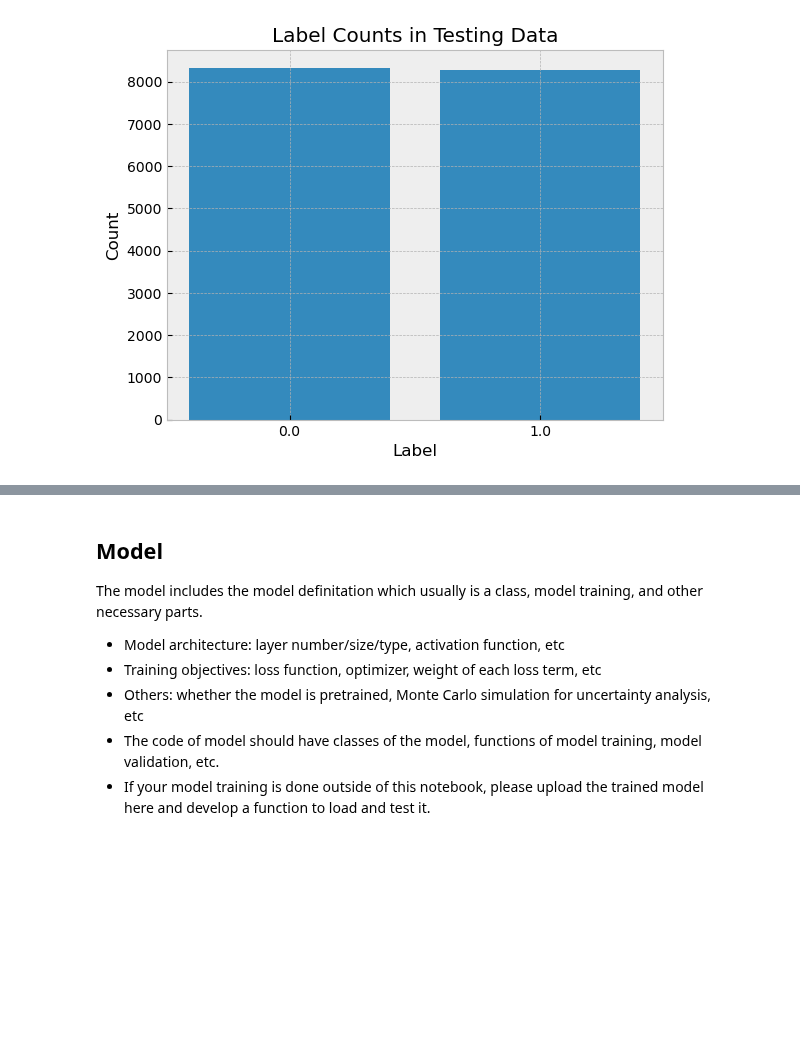
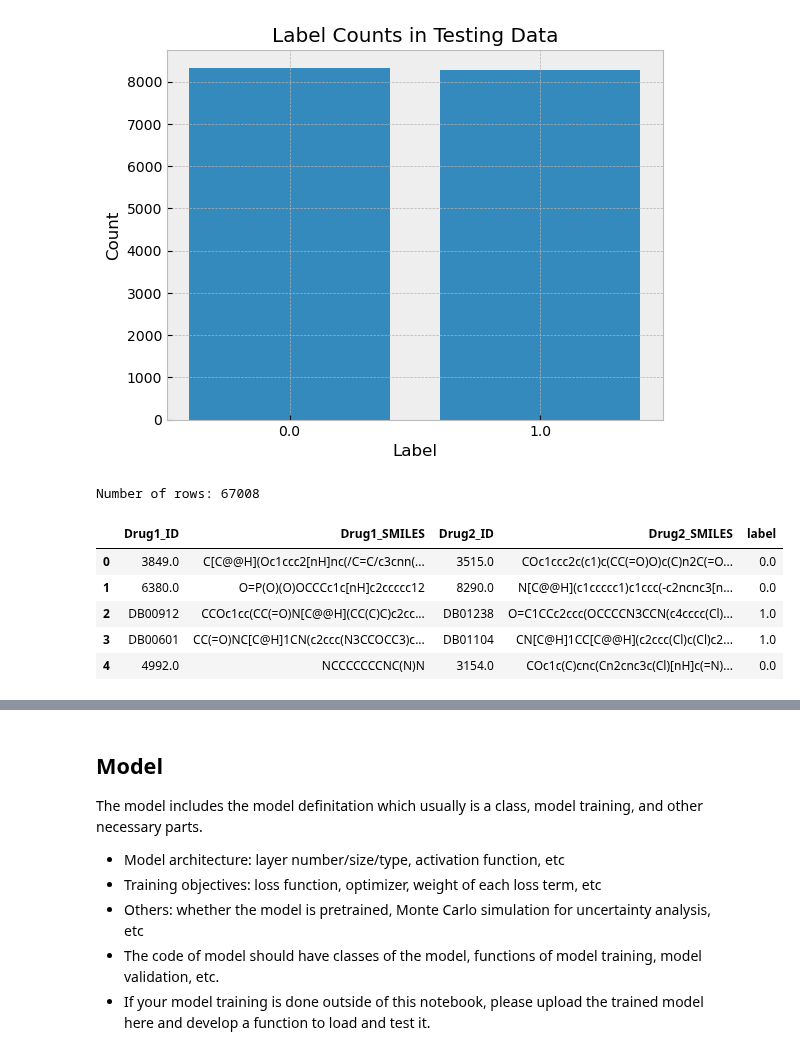
Before and after one commit to lanceyjt/cs598-dlh-team72, a Jupyter notebook: DL4H_Team72.ipynb, the cells around one changed output, grey strips where cells are left out. Cells and saved outputs as stored; diff of their text form; code cells hidden in the pictures; blank space fills up the shorter version.

Commit message:
Train extra experiment model & Evaluation on extra experiment, 2 ablations models

```diff
--- a/DL4H_Team72.ipynb
+++ b/DL4H_Team72.ipynb
@@ -248,3 +290,16 @@ Label counts in testing data:
 1.0    8277
 Name: label, dtype: int64
 [figure]
+# %%
+# Traing Data for Extra Experiment
+df_ddi_exp1 = pd.read_csv(dataFolder + '/BIOSNAP/sup_train_unseen.csv')
+print("Number of rows:", df_ddi_exp1.shape[0])
+df_ddi_exp1.head(5)
+# %% [output]
+Number of rows: 67008
+|  | Drug1_ID | Drug1_SMILES | Drug2_ID | Drug2_SMILES | label |
+| 0 | 3849.0 | C[C@@H](Oc1ccc2[nH]nc(/C=C/c3cnn(... | 3515.0 | COc1ccc2c(c1)c(CC(=O)O)c(C)n2C(=O... | 0.0 |
+| 1 | 6380.0 | O=P(O)(O)OCCCc1c[nH]c2ccccc12 | 8290.0 | N[C@@H](c1ccccc1)c1ccc(-c2ncnc3[n... | 0.0 |
+| 2 | DB00912 | CCOc1cc(CC(=O)N[C@@H](CC(C)C)c2cc... | DB01238 | O=C1CCc2ccc(OCCCCN3CCN(c4cccc(Cl)... | 1.0 |
+| 3 | DB00601 | CC(=O)NC[C@H]1CN(c2ccc(N3CCOCC3)c... | DB01104 | CN[C@H]1CC[C@@H](c2ccc(Cl)c(Cl)c2... | 1.0 |
+| 4 | 4992.0 | NCCCCCCCNC(N)N | 3154.0 | COc1c(C)cnc(Cn2cnc3c(Cl)[nH]c(=N)... | 0.0 |
```
Also changed, not shown: parts of 33 cells of this notebook, 14 other files.
